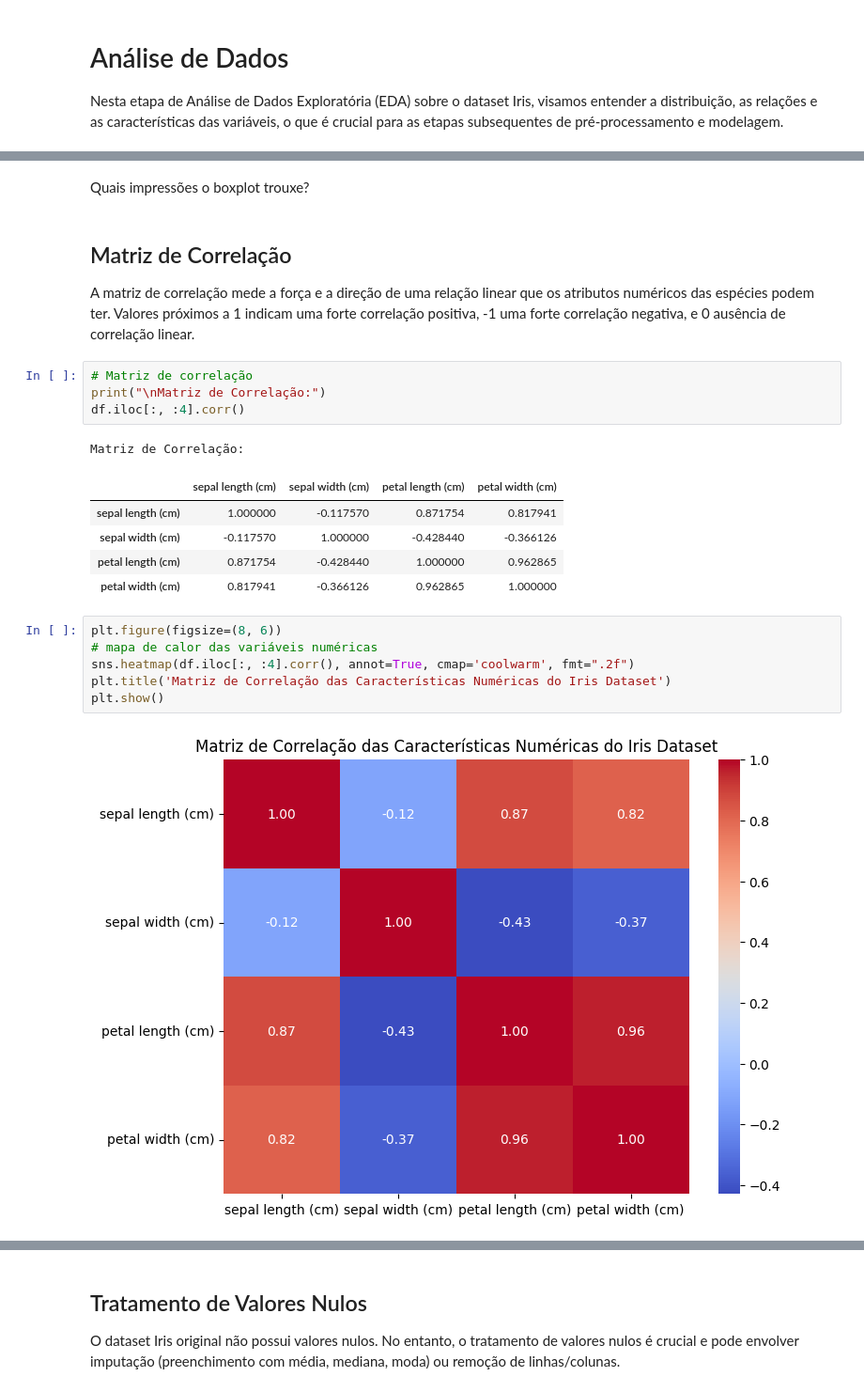
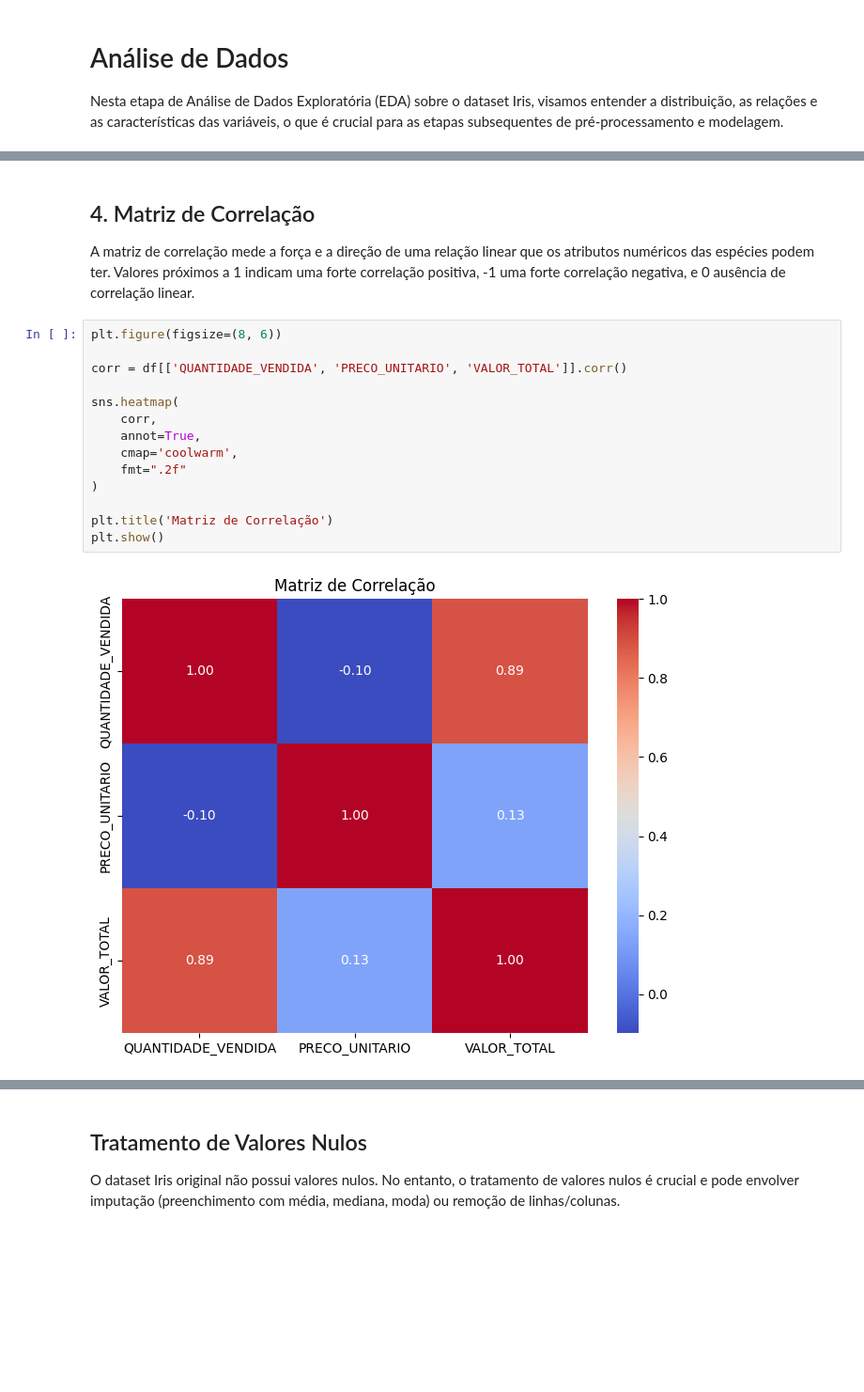
Before and after one commit to DianaSerrano1/MVP-AnalisedeDados, a Jupyter notebook: Análise_de_Dados_e_Boas_Práticas_MVP.ipynb, the cells around one changed output, grey strips where cells are left out. Shown at 94% size. Saved outputs shown, nothing was run; the diff lists cells and outputs as text; blank space fills up the shorter version.

```diff
--- a/Análise_de_Dados_e_Boas_Práticas_MVP.ipynb
+++ b/Análise_de_Dados_e_Boas_Práticas_MVP.ipynb
@@ -456,25 +478,20 @@ plt.show()
-# %% [markdown]
-Quais impressões o boxplot trouxe?
 # %% [markdown]
-## Matriz de Correlação
+## 4. Matriz de Correlação
 
 A matriz de correlação mede a força e a direção de uma relação linear que os atributos numéricos das espécies podem ter. Valores próximos a 1 indicam uma forte correlação positiva, -1 uma forte correlação negativa, e 0 ausência de correlação linear.
-# %%
-# Matriz de correlação
-print("\nMatriz de Correlação:")
-df.iloc[:, :4].corr()
-# %% [output]
-Matriz de Correlação:
-|  | sepal length (cm) | sepal width (cm) | petal length (cm) | petal width (cm) |
-| sepal length (cm) | 1.000000 | -0.117570 | 0.871754 | 0.817941 |
-| sepal width (cm) | -0.117570 | 1.000000 | -0.428440 | -0.366126 |
-| petal length (cm) | 0.871754 | -0.428440 | 1.000000 | 0.962865 |
-| petal width (cm) | 0.817941 | -0.366126 | 0.962865 | 1.000000 |
 # %%
 plt.figure(figsize=(8, 6))
-# mapa de calor das variáveis numéricas
-sns.heatmap(df.iloc[:, :4].corr(), annot=True, cmap='coolwarm', fmt=".2f")
-plt.title('Matriz de Correlação das Características Numéricas do Iris Dataset')
+
+corr = df[['QUANTIDADE_VENDIDA', 'PRECO_UNITARIO', 'VALOR_TOTAL']].corr()
+
+sns.heatmap(
+    corr,
+    annot=True,
+    cmap='coolwarm',
+    fmt=".2f"
+)
+
+plt.title('Matriz de Correlação')
 plt.show()
 # %% [output]
-[figure, old version]
+[figure, new version]
```
Also changed, not shown: parts of 63 cells of this notebook.
